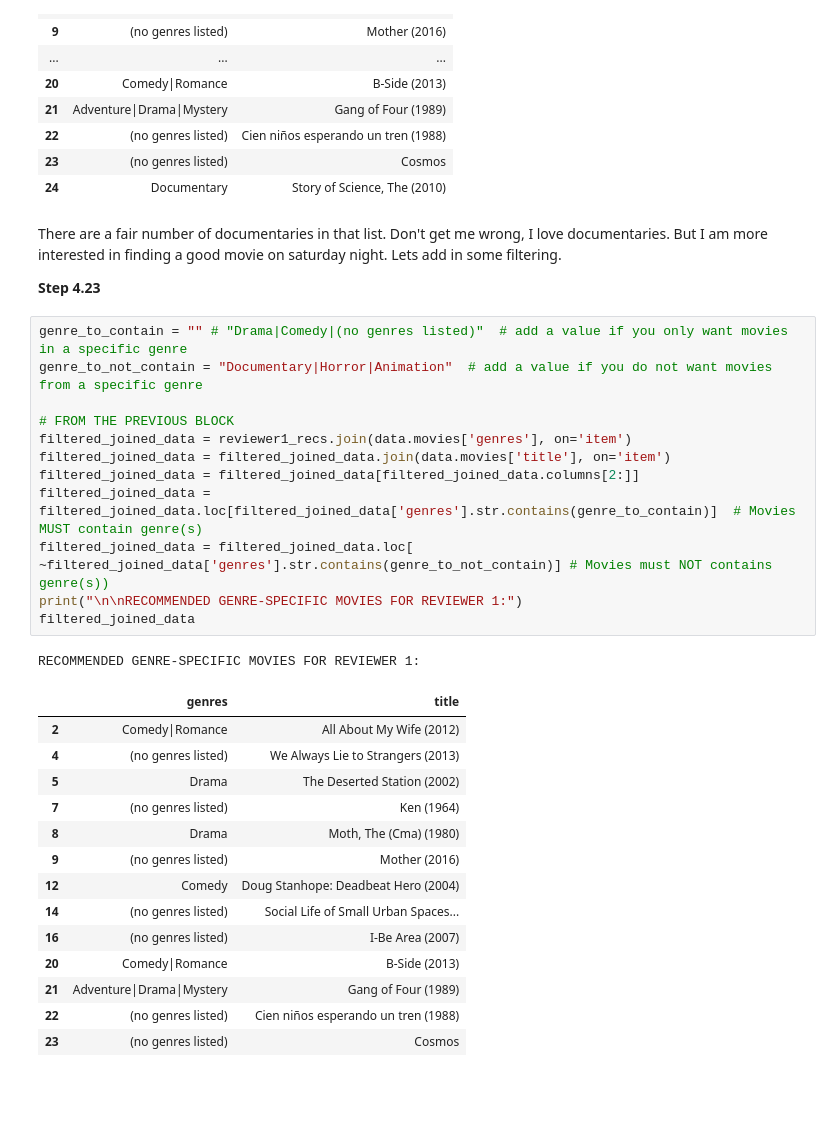
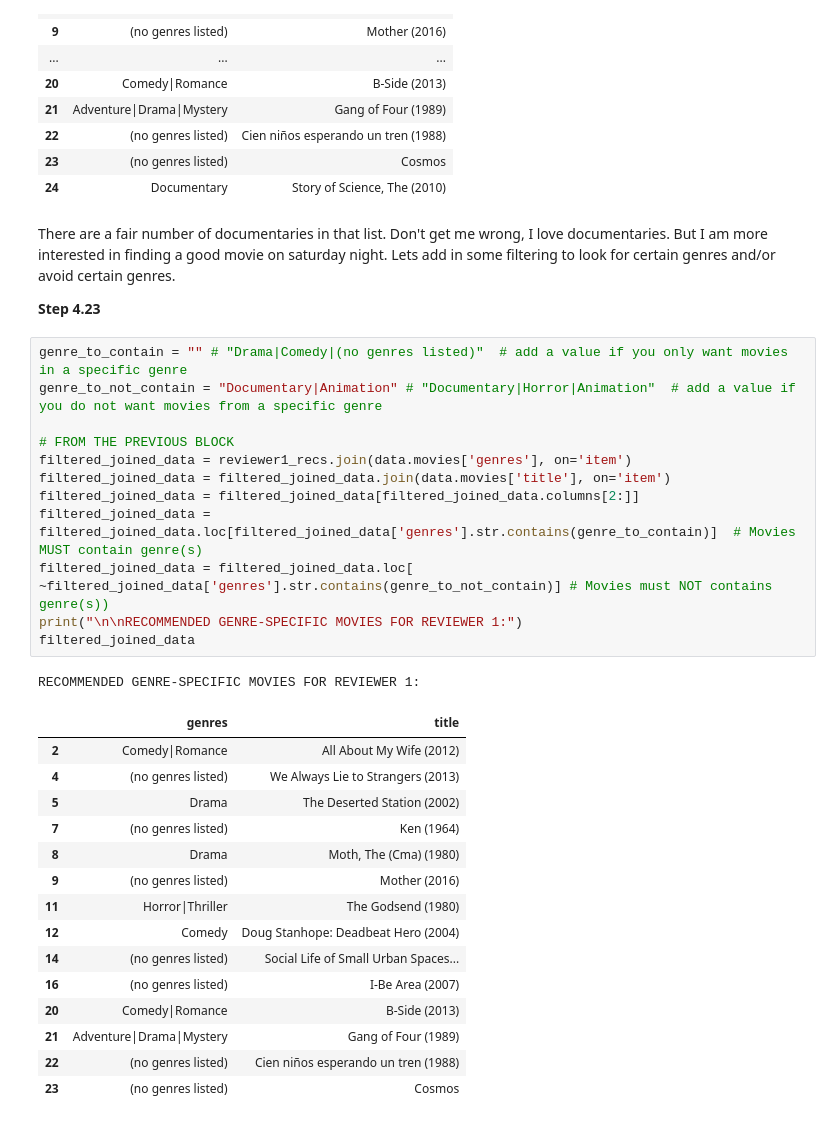
Before and after one commit to adamcodes716/movie-recommenders, a Jupyter notebook: MovieRecommender - Collaborative.ipynb, the cells around one changed output. Cells and saved outputs as stored; diff of their text form; blank space fills up the shorter version.

Commit message:
Individual movie recommender is working

```diff
--- a/MovieRecommender - Collaborative.ipynb
+++ b/MovieRecommender - Collaborative.ipynb
@@ -300,30 +302,31 @@ RECOMMENDED FOR REVIEWER 1:
 | 23 | (no genres listed) | Cosmos |
 | 24 | Documentary | Story of Science, The (2010) |
 # %% [markdown]
-There are a fair number of documentaries in that list.  Don't get me wrong, I love documentaries.  But I am more interested in finding a good movie on saturday night.  Lets add in some filtering.
+There are a fair number of documentaries in that list.  Don't get me wrong, I love documentaries.  But I am more interested in finding a good movie on saturday night.  Lets add in some filtering to look for certain genres and/or avoid certain genres.
 
 **Step 4.23**
 # %%
 genre_to_contain = "" # "Drama|Comedy|(no genres listed)"  # add a value if you only want movies in a specific genre
-genre_to_not_contain = "Documentary|Horror|Animation"  # add a value if you do not want movies from a specific genre
+genre_to_not_contain = "Documentary|Animation" # "Documentary|Horror|Animation"  # add a value if you do not want movies from a specific genre
 
 # FROM THE PREVIOUS BLOCK
 filtered_joined_data = reviewer1_recs.join(data.movies['genres'], on='item')
 filtered_joined_data = filtered_joined_data.join(data.movies['title'], on='item')
 filtered_joined_data = filtered_joined_data[filtered_joined_data.columns[2:]]
 filtered_joined_data = filtered_joined_data.loc[filtered_joined_data['genres'].str.contains(genre_to_contain)]  # Movies MUST contain genre(s)
 filtered_joined_data = filtered_joined_data.loc[ ~filtered_joined_data['genres'].str.contains(genre_to_not_contain)] # Movies must NOT contains genre(s))
 print("\n\nRECOMMENDED GENRE-SPECIFIC MOVIES FOR REVIEWER 1:")
 filtered_joined_data
 # %% [output]
 RECOMMENDED GENRE-SPECIFIC MOVIES FOR REVIEWER 1:
 |  | genres | title |
 | 2 | Comedy|Romance | All About My Wife (2012) |
 | 4 | (no genres listed) | We Always Lie to Strangers (2013) |
 | 5 | Drama | The Deserted Station (2002) |
 | 7 | (no genres listed) | Ken (1964) |
 | 8 | Drama | Moth, The (Cma) (1980) |
 | 9 | (no genres listed) | Mother (2016) |
+| 11 | Horror|Thriller | The Godsend (1980) |
 | 12 | Comedy | Doug Stanhope: Deadbeat Hero (2004) |
 | 14 | (no genres listed) | Social Life of Small Urban Spaces... |
 | 16 | (no genres listed) | I-Be Area (2007) |
```
Also changed, not shown: parts of 3 cells of this notebook, 1 other file.
